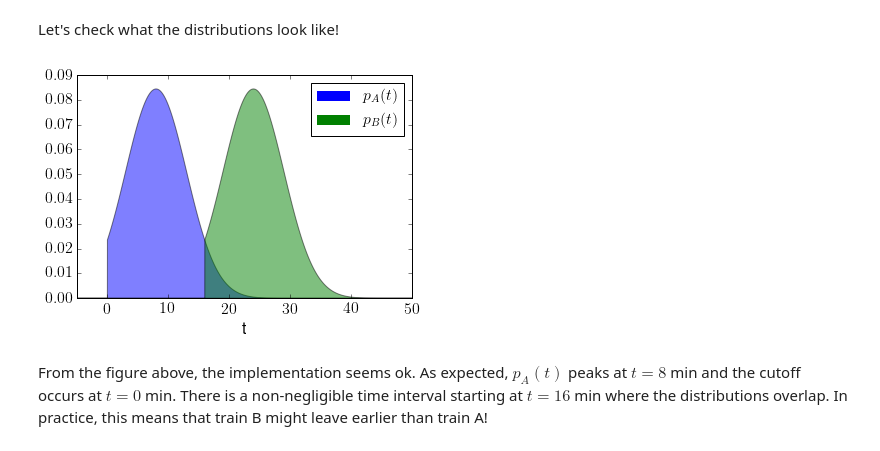
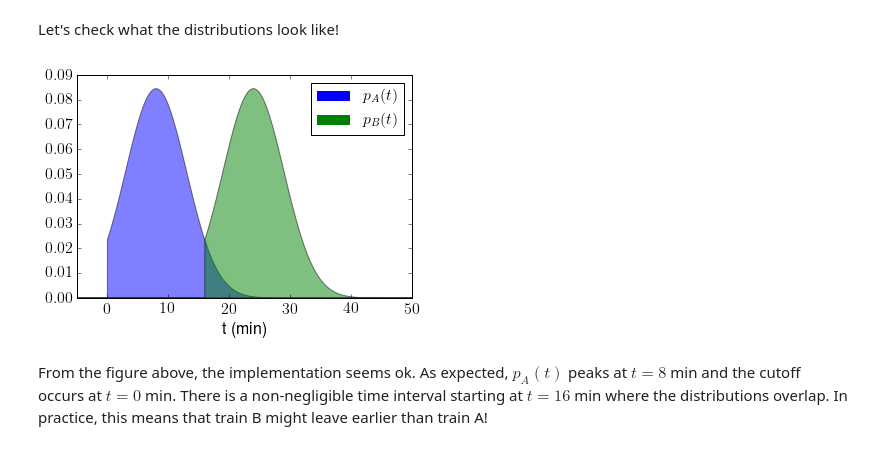
Before and after one commit to greghor/BelgiumTrainAlwaysLate, a Jupyter notebook: BelgiumTrainsAlwaysLate.ipynb, the cells around one changed output. Saved outputs shown, nothing was run; the diff lists cells and outputs as text; code cells hidden in the pictures.

```diff
--- a/BelgiumTrainsAlwaysLate.ipynb
+++ b/BelgiumTrainsAlwaysLate.ipynb
@@ -74,30 +74,30 @@ Let's check what the distributions look like!
 # %%
 #----------------
 # plot the distributions
 #----------------
 
 import matplotlib as mpl
 import matplotlib.pyplot as plt
 %matplotlib inline
 
 # make fonts larger for plotting
 fSize=16
 mpl.rcParams['xtick.labelsize'] = fSize
 mpl.rcParams['ytick.labelsize'] = fSize
 mpl.rcParams['axes.labelsize'] = fSize
 mpl.rc('text', usetex = True)
 mpl.rc('font', family = 'sans-serif')
 
 
 plt.plot([], [], color='blue', linewidth=10)
 plt.plot([], [], color='green', linewidth=10)
 plt.legend(['$p_A(t)$','$p_B(t)$'],fontsize=fSize)
 plt.fill_between(t,0,pdfA,facecolor='blue',alpha='0.5')
 plt.fill_between(t,0,pdfB,facecolor='green',alpha='0.5')
-plt.xlabel('t')
+plt.xlabel('t (min)')
 plt.xlim([-5,50]);
 # %% [output]
-[figure, old version]
+[figure, new version]
 # %% [markdown]
 From the figure above, the implementation seems ok. As expected, $p_A(t)$ peaks at $t=8$ min and the cutoff occurs at $t=0$ min.
 There is a non-negligible time interval starting at $t=16$ min where the distributions overlap. In practice, this means that train B might leave earlier than train A!
```
Also changed, not shown: parts of 3 cells of this notebook, 1 other file.
